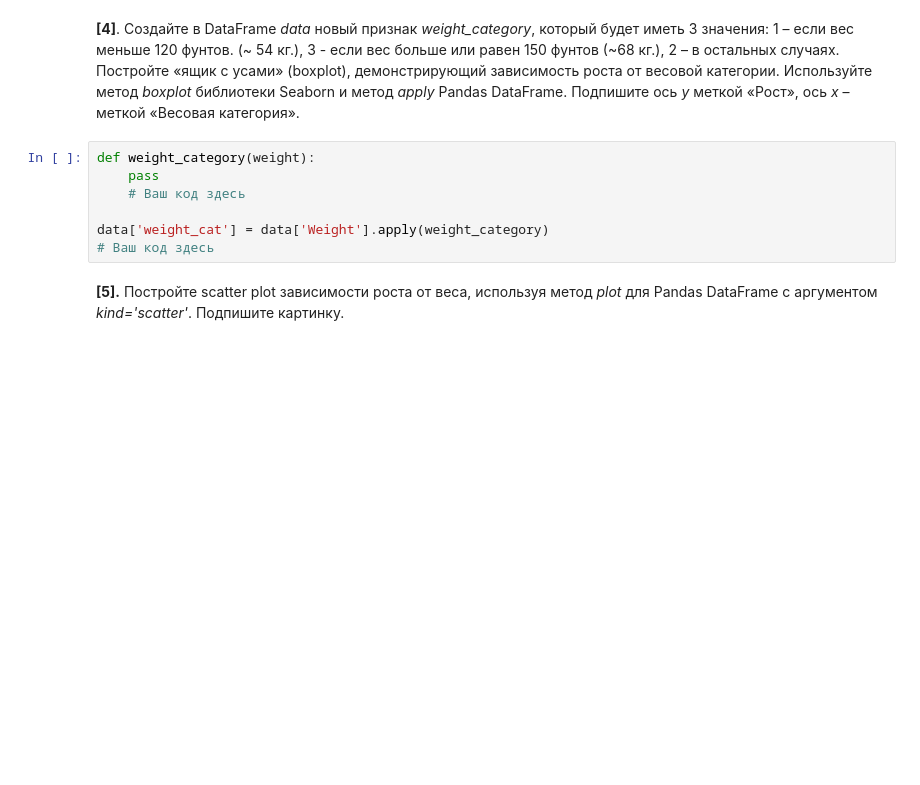
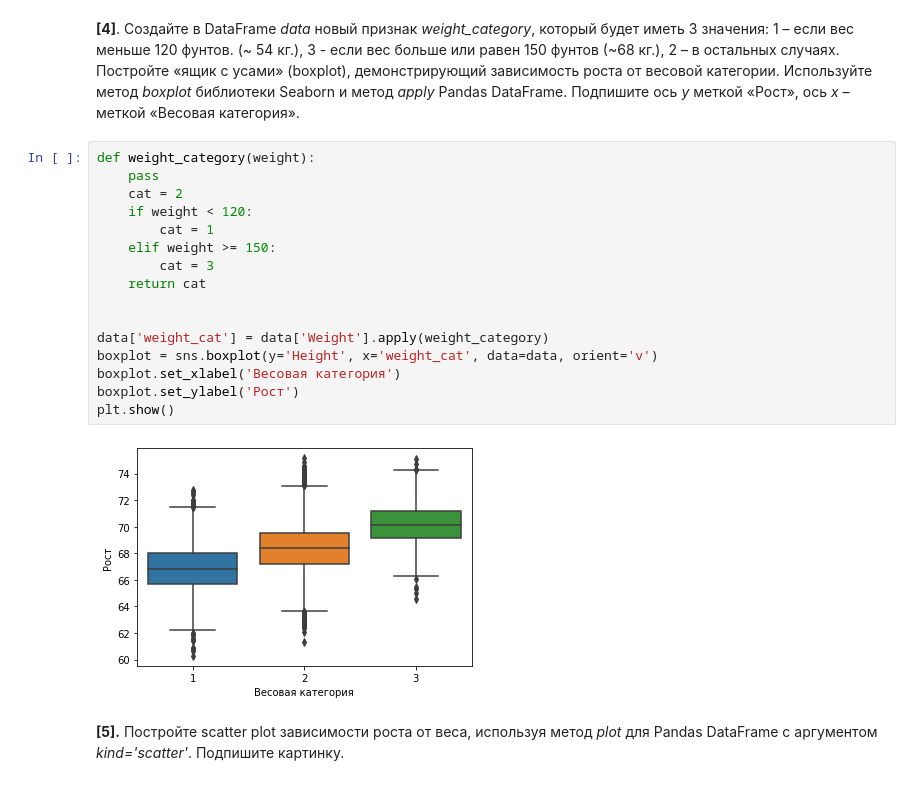
Before and after one commit to RBVV23/Coursera, a Jupyter notebook: Обучение на размеченных данных/Week_1/Линейная регрессия (рост_вес).ipynb, the cells around one changed output. Drawn from its saved outputs; the diff is of its cells as text; blank space fills up the shorter version.

```diff
--- a/Обучение на размеченных данных/Week_1/Линейная регрессия (рост_вес).ipynb
+++ b/Обучение на размеченных данных/Week_1/Линейная регрессия (рост_вес).ipynb
@@ -95,13 +95,24 @@ sns.pairplot(data)
 Часто при первичном анализе данных надо исследовать зависимость какого-то количественного признака от категориального (скажем, зарплаты от пола сотрудника). В этом помогут "ящики с усами" - boxplots библиотеки Seaborn. Box plot - это компактный способ показать статистики вещественного признака (среднее и квартили) по разным значениям категориального признака. Также помогает отслеживать "выбросы" - наблюдения, в которых значение данного вещественного признака сильно отличается от других.
 # %% [markdown]
 **[4]**. Создайте в DataFrame *data* новый признак *weight_category*, который будет иметь 3 значения: 1 – если вес меньше 120 фунтов. (~ 54 кг.), 3 - если вес  больше или равен 150 фунтов (~68 кг.), 2 – в остальных случаях. Постройте «ящик с усами» (boxplot), демонстрирующий зависимость роста от весовой категории. Используйте метод *boxplot* библиотеки Seaborn и метод *apply* Pandas DataFrame. Подпишите ось *y* меткой «Рост», ось *x* – меткой «Весовая категория».
-# %%
-def weight_category(weight):
-    pass
-    # Ваш код здесь
-
-data['weight_cat'] = data['Weight'].apply(weight_category)
-# Ваш код здесь
+# %%
+def weight_category(weight):
+    pass
+    cat = 2
+    if weight < 120:
+        cat = 1
+    elif weight >= 150:
+        cat = 3
+    return cat
+
+
+data['weight_cat'] = data['Weight'].apply(weight_category)
+boxplot = sns.boxplot(y='Height', x='weight_cat', data=data, orient='v')
+boxplot.set_xlabel('Весовая категория')
+boxplot.set_ylabel('Рост')
+plt.show()
+# %% [output]
+[figure, added]
 # %% [markdown]
 **[5].** Постройте scatter plot зависимости роста от веса, используя метод *plot* для Pandas DataFrame с аргументом *kind='scatter'*. Подпишите картинку.
 # %%
```
Also changed, not shown: parts of 7 cells of this notebook, 1 other file.
